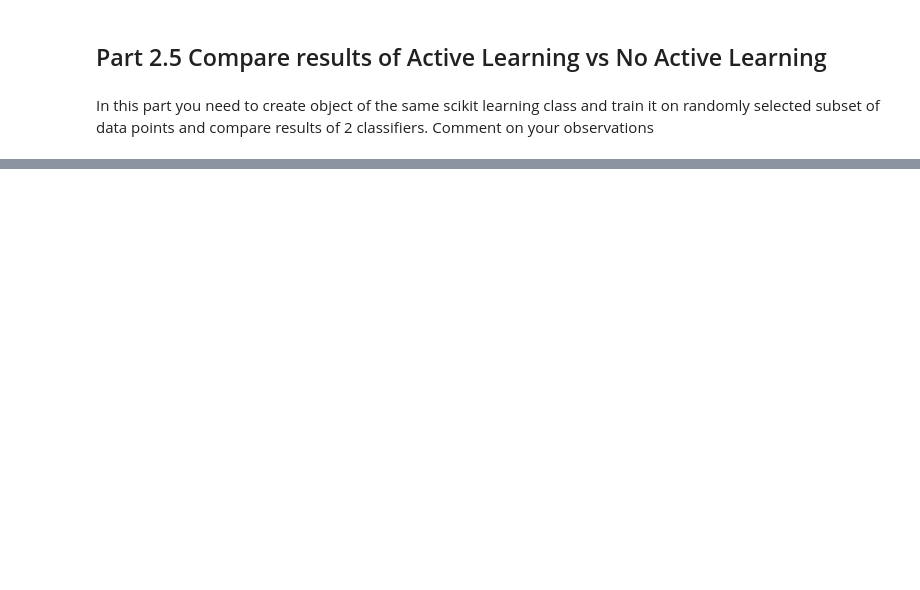
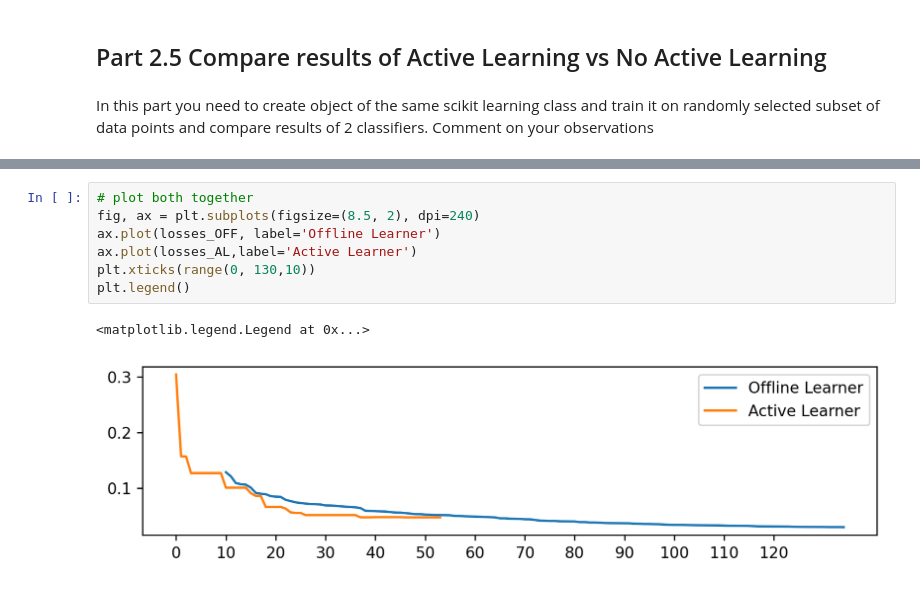
Before and after one commit to ryanquinnnelson/CMU-02750-Query-Selection-Methods-in-Active-Learning, a Jupyter notebook: HW2Q2_ryan.ipynb, the cells around one changed output, grey strips where cells are left out. Saved outputs shown, nothing was run; the diff lists cells and outputs as text; blank space fills up the shorter version.

```diff
--- a/HW2Q2_ryan.ipynb
+++ b/HW2Q2_ryan.ipynb
@@ -199,0 +167,10 @@ It appears that offline loss is less than active learning loss for a small sampl
+# %%
+# plot both together
+fig, ax = plt.subplots(figsize=(8.5, 2), dpi=240)
+ax.plot(losses_OFF, label='Offline Learner')
+ax.plot(losses_AL,label='Active Learner')
+plt.xticks(range(0, 130,10))
+plt.legend()
+# %% [output]
+<matplotlib.legend.Legend at 0x...>
+[figure, added]
```
Also changed, not shown: parts of 12 cells of this notebook, 2 other files.
